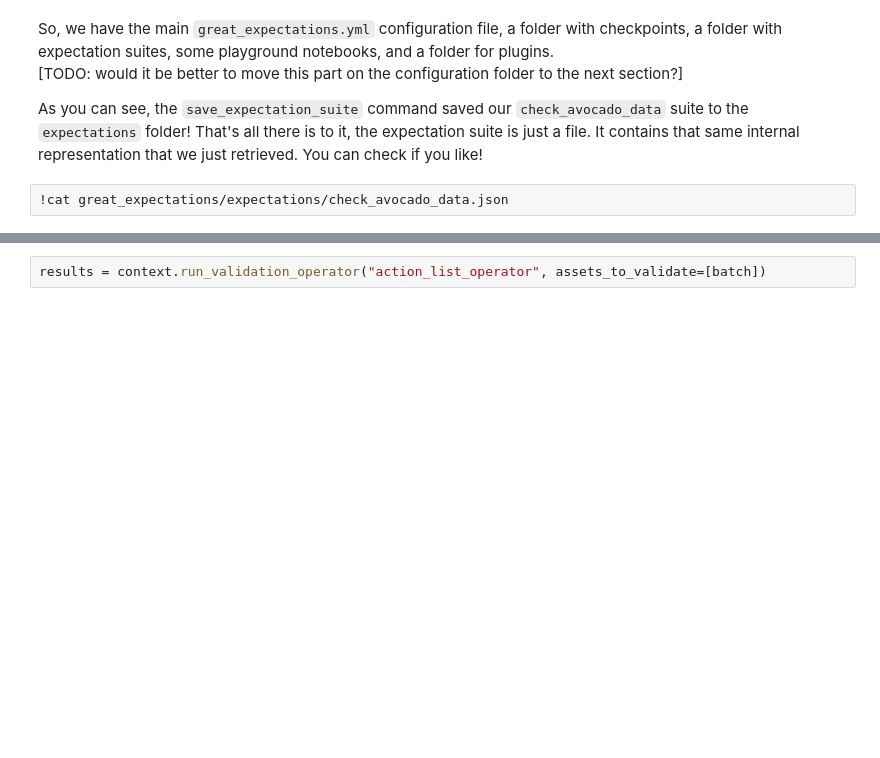
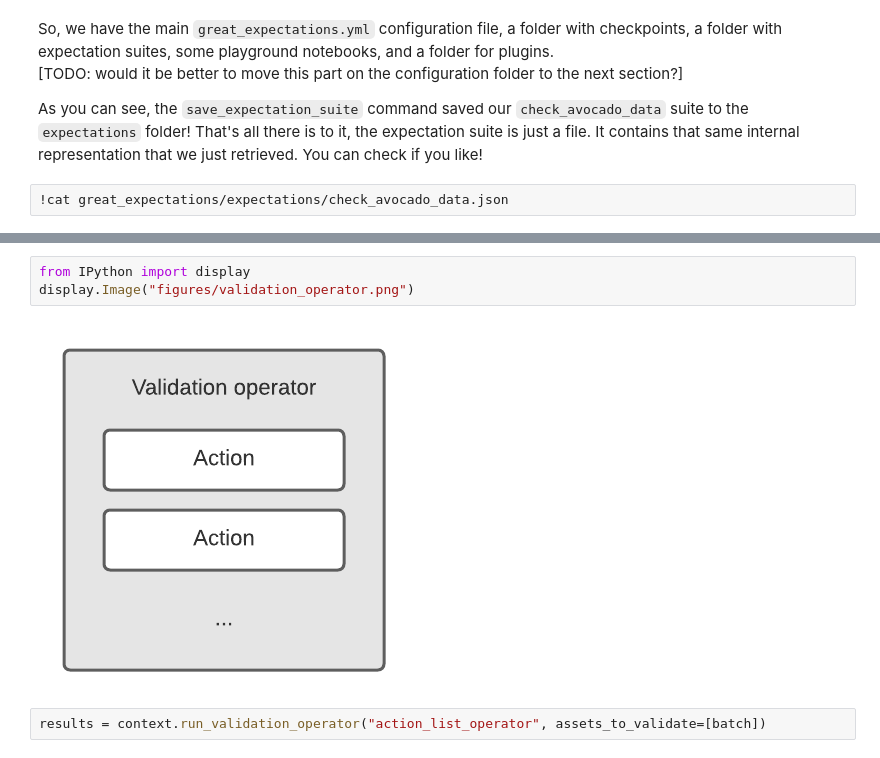
Before and after one commit to datarootsio/tutorial-great-expectations, a Jupyter notebook: tutorial-great_expectations.ipynb, the cells around one changed output, grey strips where cells are left out. Drawn from its saved outputs; the diff is of its cells as text; blank space fills up the shorter version.

```diff
--- a/tutorial-great_expectations.ipynb
+++ b/tutorial-great_expectations.ipynb
@@ -337,3 +337,8 @@ A validation operator is basically a sequence of actions that you'll execute whe
+# %%
+from IPython import display
+display.Image("figures/validation_operator.png")
+# %% [output]
+[figure, added]
 # %%
 results = context.run_validation_operator("action_list_operator", assets_to_validate=[batch])
 # %% [markdown]
```
Also changed, not shown: parts of 11 cells of this notebook.
